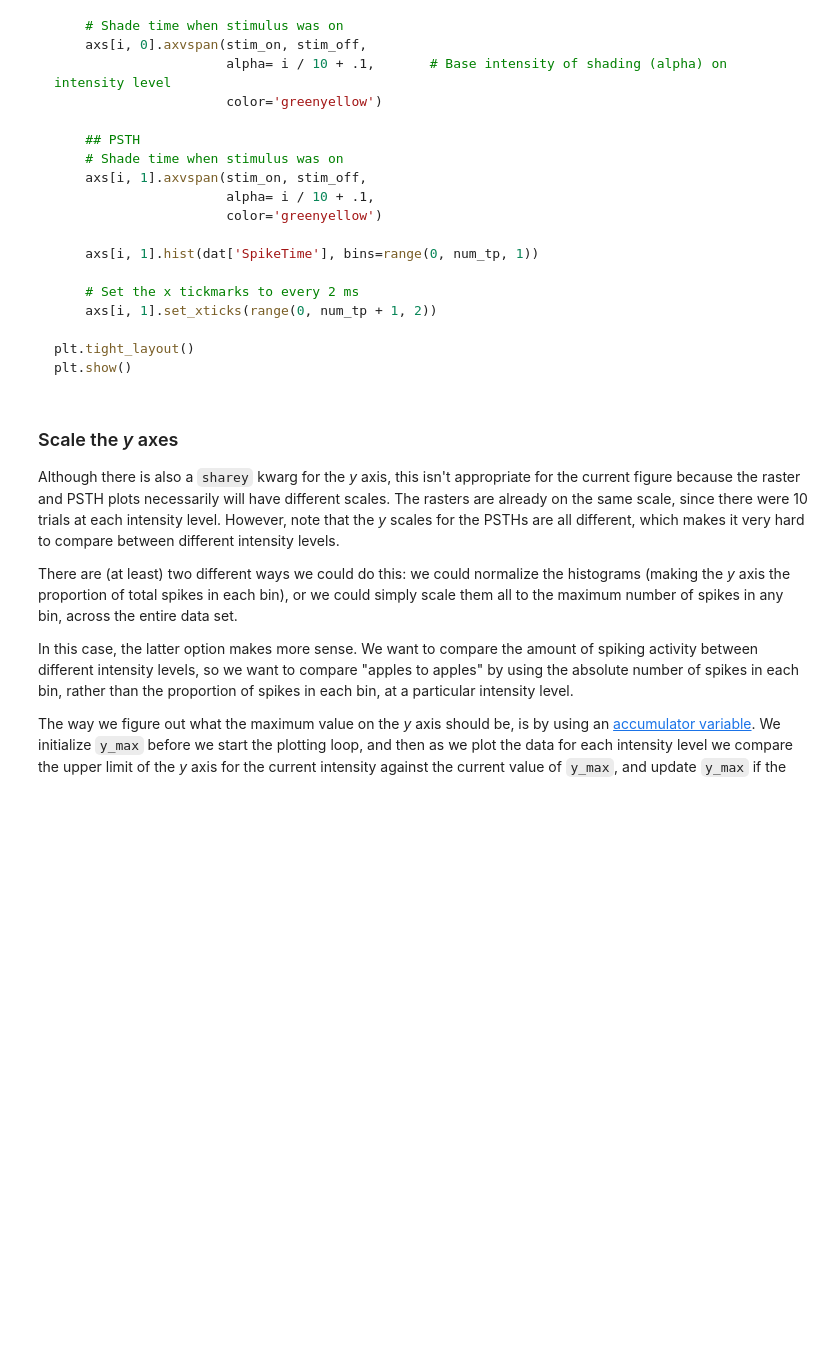
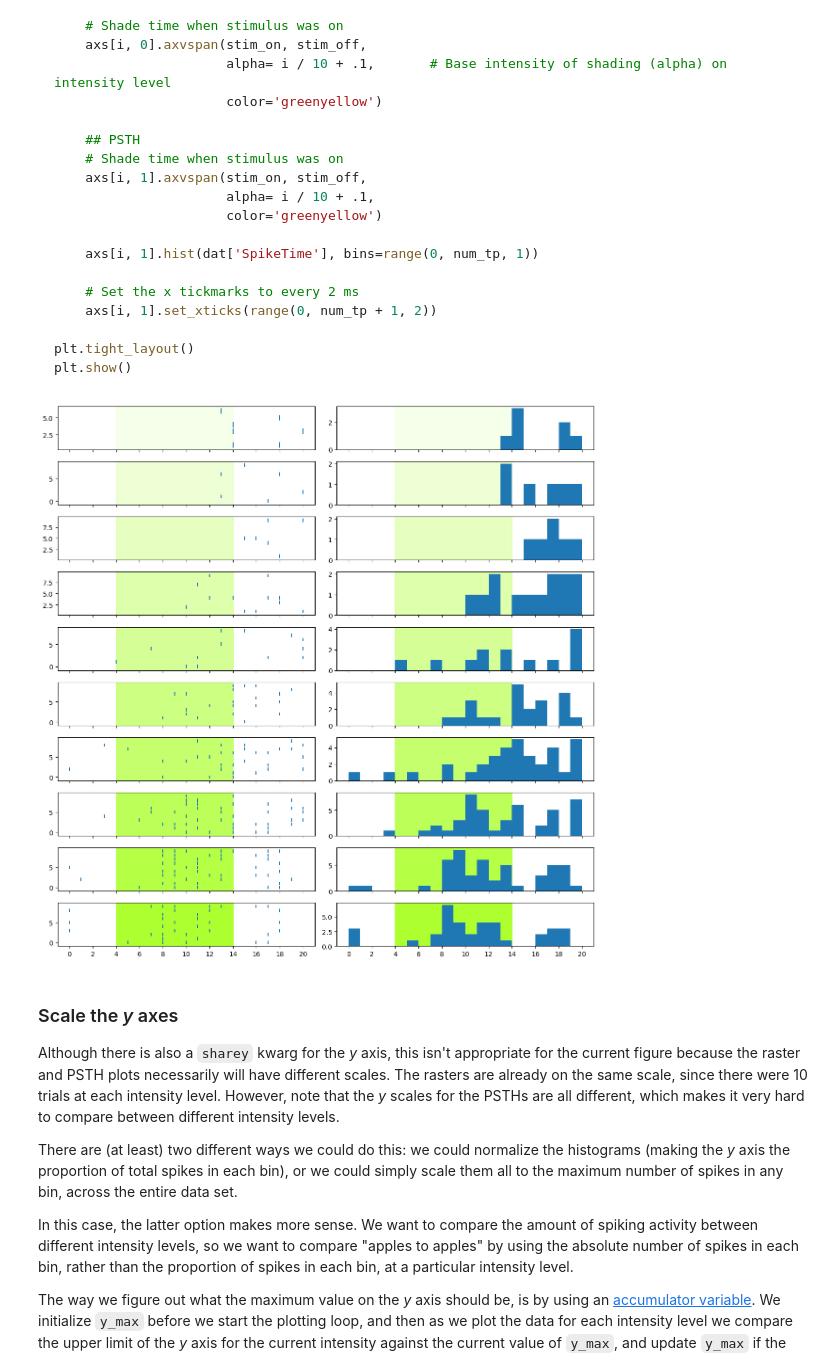
Before and after one commit to mohabdelaziz-CNS/Single-Unit-Data, a Jupyter notebook: 2 - ten_intensities.ipynb, the cells around one changed output. Drawn from its saved outputs; the diff is of its cells as text; code cells hidden in the pictures; blank space fills up the shorter version.

Commit message:
SUP - Lesson 02 (Effects of light intensity on spike times) 03

```diff
--- a/2 - ten_intensities.ipynb
+++ b/2 - ten_intensities.ipynb
@@ -409,6 +409,41 @@ for i in int_levels:
 plt.tight_layout()
 plt.show()
 ~~~
+# %%
+# Set the number of subplot rows based on intentsity levels
+# Specify figure dimensions since it will be big
+fig, axs = plt.subplots(len(int_levels), 2, figsize = [12, 12], sharex = True)
+
+# The Big Loop
+for i in int_levels:
+    ## Raster plot
+    # Select just the data for current intensity level
+    dat = spikes[spikes['Intensity'] == i]
+
+    # Draw the raster one trial at a time (the second loop)
+    for trial in trials:
+        # Get spike times for this trial
+        spike_times = dat[dat['Trial'] == trial]['SpikeTime']
+        # Draw the Raster
+        axs[i, 0].vlines(spike_times, trial - 0.4, trial + 0.4)
+
+    # Shading (Raster side)
+    axs[i, 0].axvspan(stim_on, stim_off,
+                      alpha = i / 10 +.1,   # Base intensity of shading on intensity of stimulus
+                      color = 'greenyellow')
+    ## PTSH
+    # Shading (PTSH)
+    axs[i, 1].axvspan(stim_on, stim_off,
+                      alpha = i / 10 + .1,
+                      color = 'greenyellow')
+    axs[i, 1].hist(dat['SpikeTime'], bins = range(0, num_tp, 1))
+
+    # Set the x tickmarks to every 2 ms
+    axs[i, 1].set_xticks(range(0, num_tp + 1, 2))
+plt.tight_layout()
+plt.show()
+# %% [output]
+[figure, added]
 # %% [markdown]
 ### Scale the *y* axes
 
```
Also changed, not shown: parts of 3 cells of this notebook.
